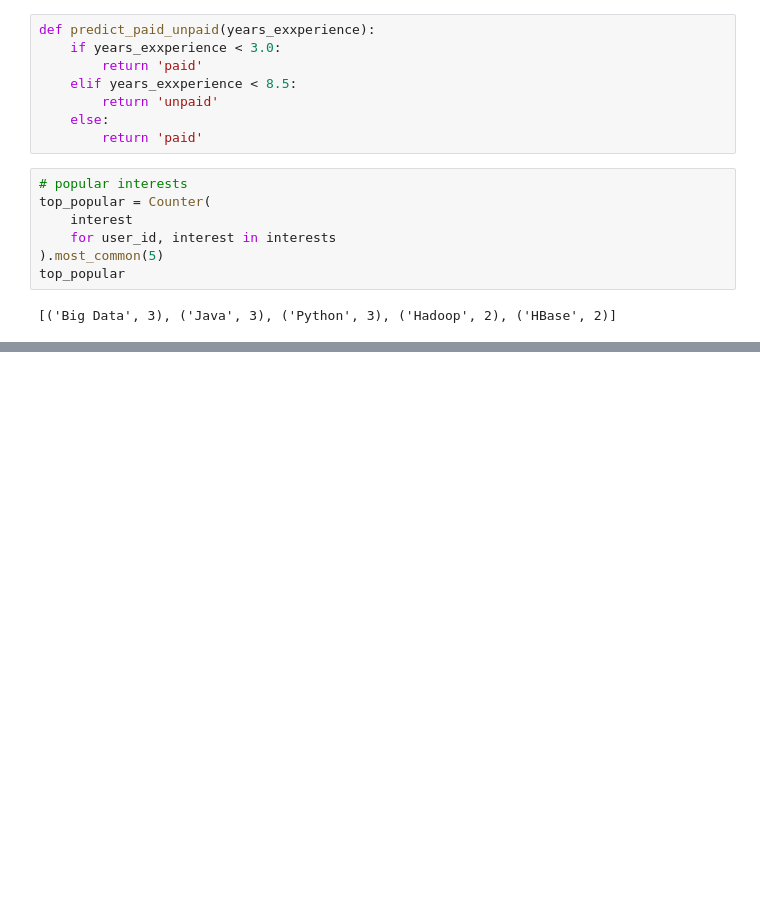
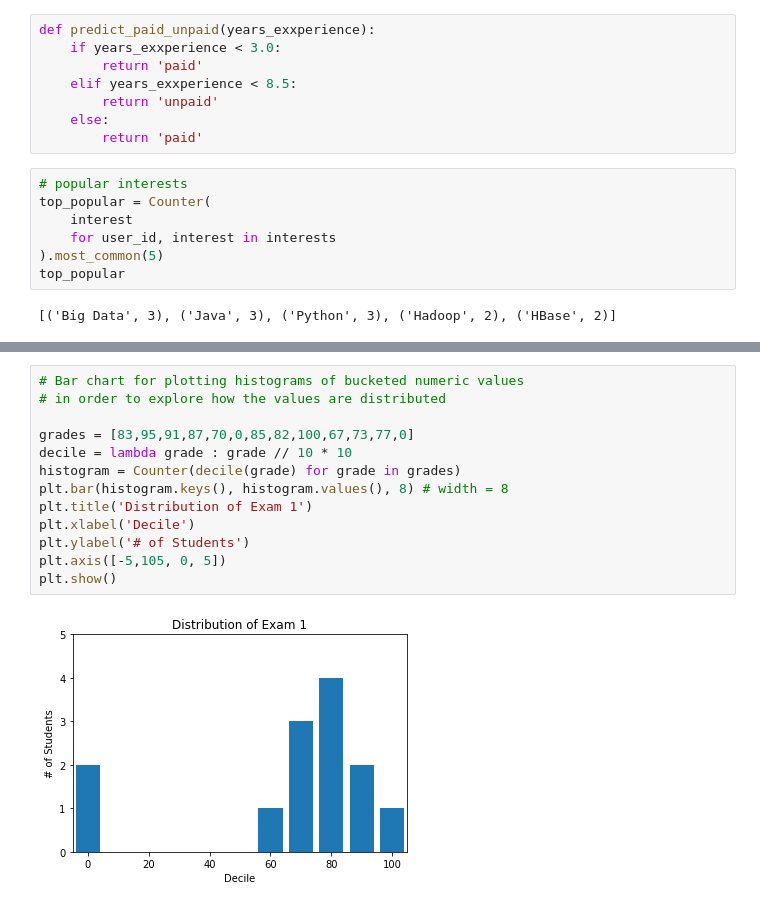
Before and after one commit to PengInGitHub/catboost, a Jupyter notebook: LinearRegression.ipynb, the cells around one changed output, grey strips where cells are left out. Saved outputs shown, nothing was run; the diff lists cells and outputs as text; blank space fills up the shorter version.

```diff
--- a/LinearRegression.ipynb
+++ b/LinearRegression.ipynb
@@ -247,0 +440,15 @@ top_popular
+# %%
+# Bar chart for plotting histograms of bucketed numeric values
+# in order to explore how the values are distributed
+
+grades = [83,95,91,87,70,0,85,82,100,67,73,77,0]
+decile = lambda grade : grade // 10 * 10
+histogram = Counter(decile(grade) for grade in grades)
+plt.bar(histogram.keys(), histogram.values(), 8) # width = 8
+plt.title('Distribution of Exam 1')
+plt.xlabel('Decile')
+plt.ylabel('# of Students')
+plt.axis([-5,105, 0, 5])
+plt.show()
+# %% [output]
+[figure, added]
```
Also changed, not shown: parts of 23 cells of this notebook.
